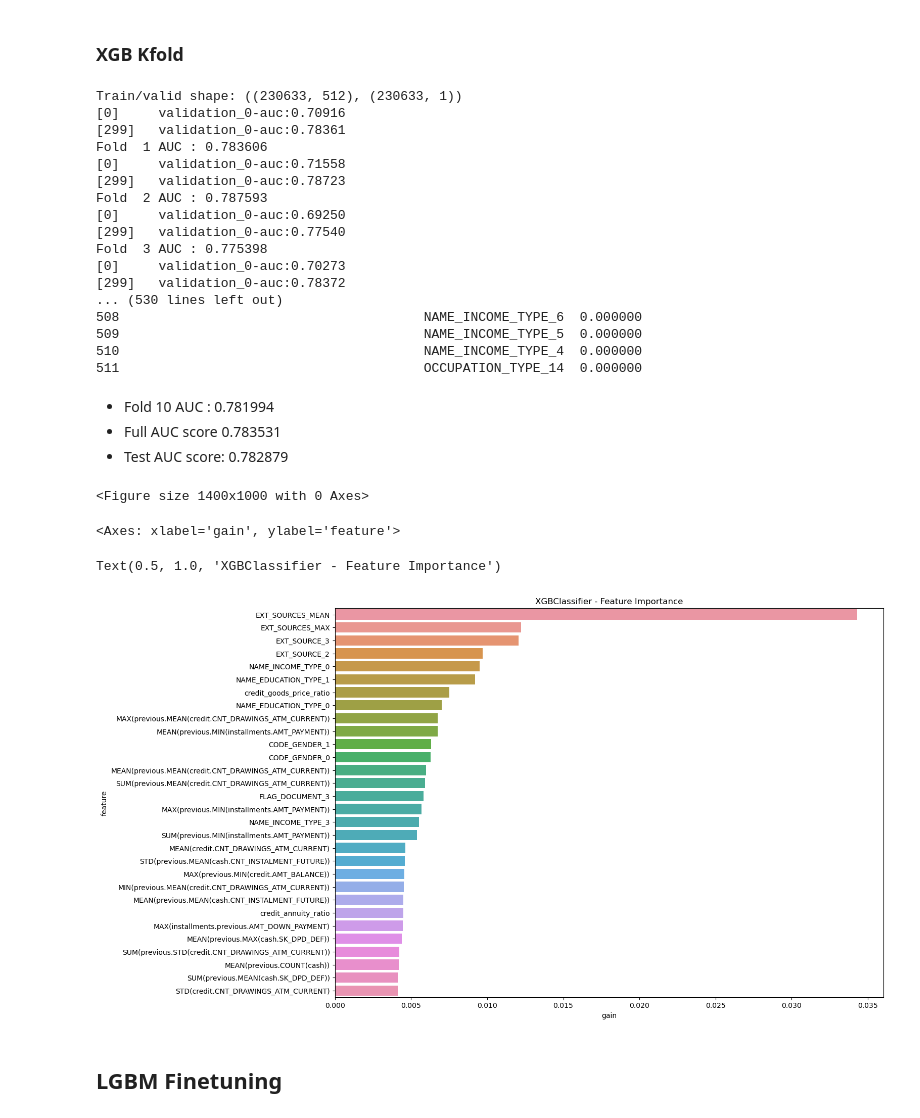
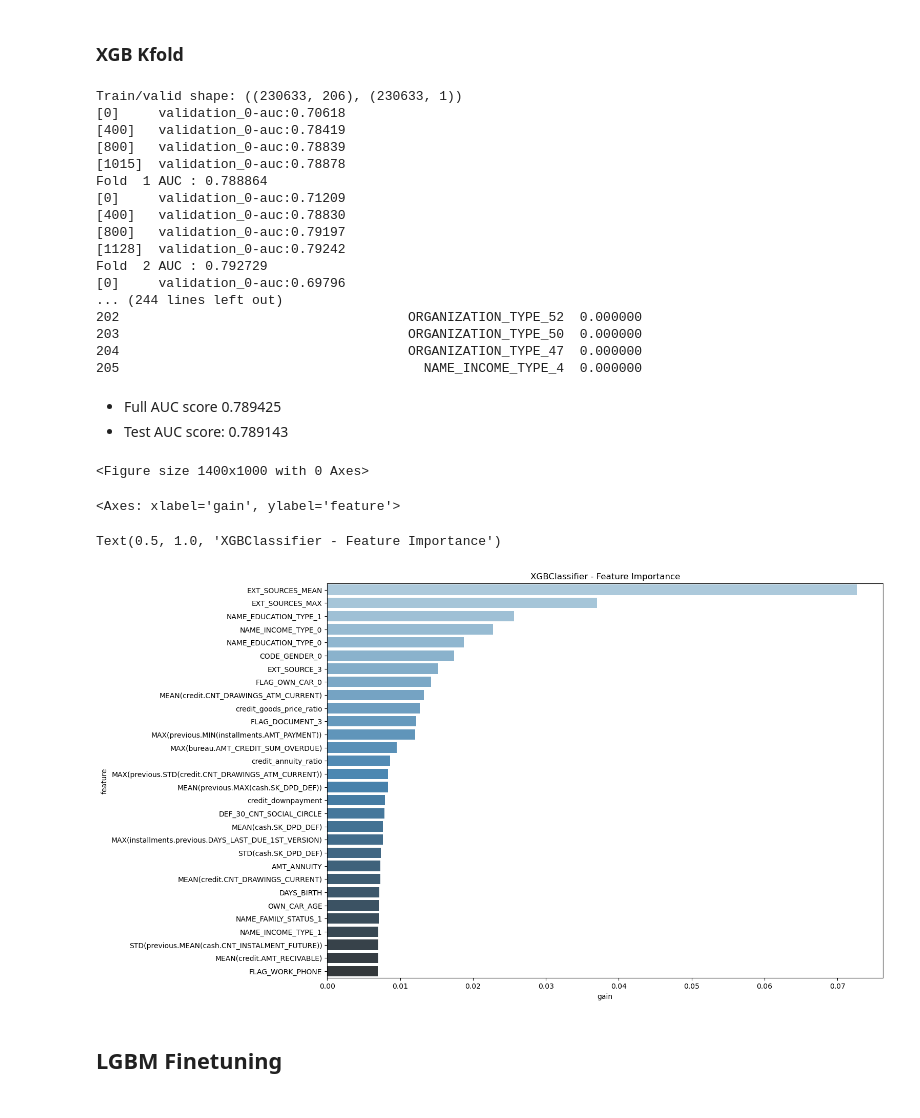
Before and after one commit to alexbarsan944/CreditDefaultRisk, a Jupyter notebook: code/4.models.ipynb, the cells around one changed output. Drawn from its saved outputs; the diff is of its cells as text; code cells hidden in the pictures.

```diff
--- a/code/4.models.ipynb
+++ b/code/4.models.ipynb
@@ -60,8 +60,8 @@ pd.set_option(
 # %% [output]
 (60, 20)
 # %%
-X_train = pd.read_csv("../training_data/X_train.csv")
-X_test = pd.read_csv("../training_data/X_test.csv")
+X_train = pd.read_csv("../training_data/X_train_reduced.csv")
+X_test = pd.read_csv("../training_data/X_test_reduced.csv")
 y_train = pd.read_csv("../training_data/y_train.csv")
 y_test = pd.read_csv("../training_data/y_test.csv")
 # %%
@@ -468,7 +439,7 @@ iteration_callback = IterationTrackingCallback()
 model = XGBClassifier(tree_method="gpu_hist", random_state=42)
 
 search_spaces = {
-    "n_estimators": Integer(100, 500),
+    "n_estimators": Integer(100, 1000),
     "max_depth": Integer(3, 10),
     "learning_rate": Real(0.05, 0.1, "log-uniform"),
     "subsample": Real(0.85, 1.0),
@@ -487,7 +458,7 @@ model = XGBClassifier(tree_method="gpu_hist", random_state=42)
 opt = BayesSearchCV(
     estimator=model,
     search_spaces=search_spaces,
-    n_iter=30,  # Reduced iterations for speed
+    n_iter=100,  # Reduced iterations for speed
     scoring="roc_auc",
     cv=5,
     n_jobs=1,  # Keep as 1 for GPU usage
@@ -537,17 +550,17 @@ import gc
 
 xgb_params = {
     "tree_method": "gpu_hist",
-    "colsample_bylevel": 0.7,
+    "colsample_bylevel": 0.7566586325362956,
     "colsample_bynode": 1.0,
-    "colsample_bytree": 0.7,
-    "gamma": 5,
-    "learning_rate": 0.08807219785563987,
+    "colsample_bytree": 0.8699617922932693,
+    "gamma": 0,
+    "learning_rate": 0.05,
     "max_depth": 4,
-    "min_child_weight": 3,
-    "n_estimators": 300,
-    "reg_alpha": 1e-05,
-    "reg_lambda": 1.0,
-    "subsample": 0.85,
+    "min_child_weight": 1,
+    "n_estimators": 1200,
+    "reg_alpha": 1,
+    "reg_lambda": 1,
+    "subsample": 0.9100477231276671,
     "use_label_encoder": False,
 }
 
@@ -577,9 +590,7 @@ def kfold_xgboost_sklearn(
         train_x, train_y = X_train.iloc[train_idx], y_train.iloc[train_idx]
         valid_x, valid_y = X_train.iloc[valid_idx], y_train.iloc[valid_idx]
 
-        clf = XGBClassifier(
-            **XGB_PARAMS, random_state=RANDOM_SEED
-        )
+        clf = XGBClassifier(**XGB_PARAMS, random_state=RANDOM_SEED)
         clf.fit(
             train_x,
             train_y,
@@ -636,42 +647,43 @@ feat_importance = kfold_xgboost_sklearn(
 )
 print(feat_importance)
 # %% [output]
-Train/valid shape: ((230633, 512), (230633, 1))
-[0]     validation_0-auc:0.70916
-[299]   validation_0-auc:0.78361
-Fold  1 AUC : 0.783606
-[0]     validation_0-auc:0.71558
-[299]   validation_0-auc:0.78723
-Fold  2 AUC : 0.787593
-[0]     validation_0-auc:0.69250
-[299]   validation_0-auc:0.77540
-Fold  3 AUC : 0.775398
-[0]     validation_0-auc:0.70273
-[299]   validation_0-auc:0.78372
-... (530 lines left out)
-508                                       NAME_INCOME_TYPE_6  0.000000
-509                                       NAME_INCOME_TYPE_5  0.000000
-510                                       NAME_INCOME_TYPE_4  0.000000
-511                                       OCCUPATION_TYPE_14  0.000000
+Train/valid shape: ((230633, 206), (230633, 1))
+[0]     validation_0-auc:0.70618
+[400]   validation_0-auc:0.78419
+[800]   validation_0-auc:0.78839
+[1015]  validation_0-auc:0.78878
+Fold  1 AUC : 0.788864
+[0]     validation_0-auc:0.71209
+[400]   validation_0-auc:0.78830
+[800]   validation_0-auc:0.79197
+[1128]  validation_0-auc:0.79242
+Fold  2 AUC : 0.792729
+[0]     validation_0-auc:0.69796
+... (244 lines left out)
+202                                     ORGANIZATION_TYPE_52  0.000000
+203                                     ORGANIZATION_TYPE_50  0.000000
+204                                     ORGANIZATION_TYPE_47  0.000000
+205                                       NAME_INCOME_TYPE_4  0.000000
 # %% [markdown]
-- Fold 10 AUC : 0.781994
-- Full AUC score 0.783531
-- Test AUC score: 0.782879
+- Full AUC score 0.789425
+- Test AUC score: 0.789143
 # %%
 # plot top 30 feat_importance
 plt.figure(figsize=(14, 10))
 sns.barplot(
     x="gain",
     y="feature",
     data=feat_importance.sort_values(by="gain", ascending=False)[:30],
+    palette="Blues_d",
+
 )
 plt.title("XGBClassifier - Feature Importance")
 plt.show()
 # %% [output]
 <Figure size 1400x1000 with 0 Axes>
 <Axes: xlabel='gain', ylabel='feature'>
 Text(0.5, 1.0, 'XGBClassifier - Feature Importance')
-[figure, old version]
+[figure, new version]
 # %% [markdown]
 ## LGBM Finetuning
 # %%
```
Also changed, not shown: parts of 26 cells of this notebook, 16 other files.
